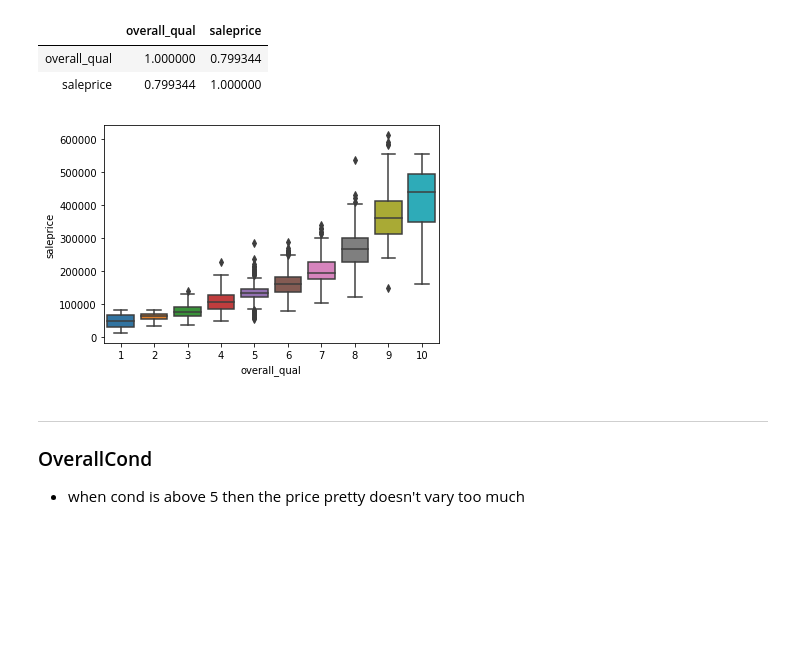
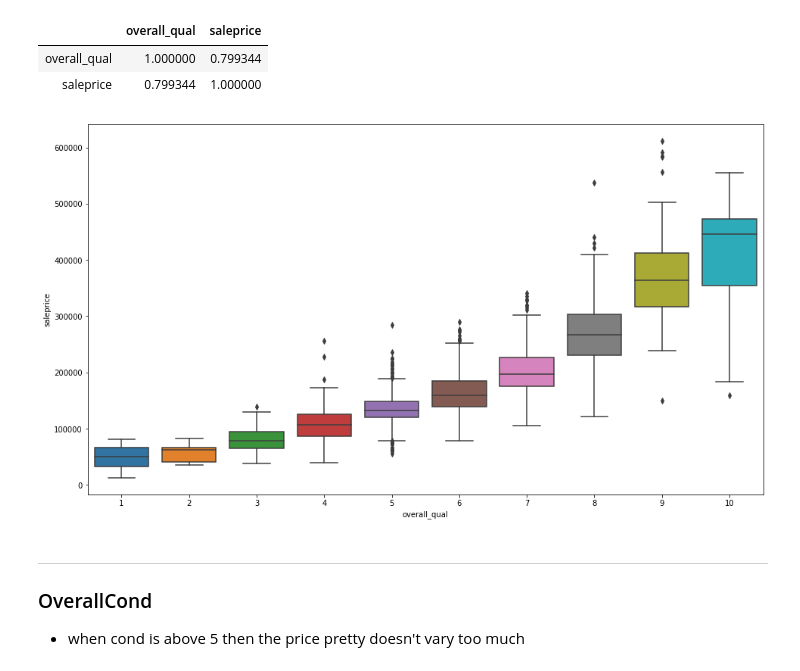
Before and after one commit to 5000miles/models_practice_review, a Jupyter notebook: Projects/project_2-master/dsir-222-ames-competition/EDA_Visualization.ipynb, the cells around one changed output. Saved outputs shown, nothing was run; the diff lists cells and outputs as text; code cells hidden in the pictures; blank space fills up the shorter version.

```diff
--- a/Projects/project_2-master/dsir-222-ames-competition/EDA_Visualization.ipynb
+++ b/Projects/project_2-master/dsir-222-ames-competition/EDA_Visualization.ipynb
@@ -264,9 +264,10 @@ df[['overall_qual','saleprice']].corr()
 | overall_qual | 1.000000 | 0.799344 |
 | saleprice | 0.799344 | 1.000000 |
 # %%
+plt.figure(figsize=(16,9))
 sns.boxplot(y=df['saleprice'],x = df['overall_qual']);
 # %% [output]
-[figure, old version]
+[figure, new version]
 # %% [markdown]
 ---
 ### OverallCond
```
Also changed, not shown: parts of 23 cells of this notebook, 3 other files.
